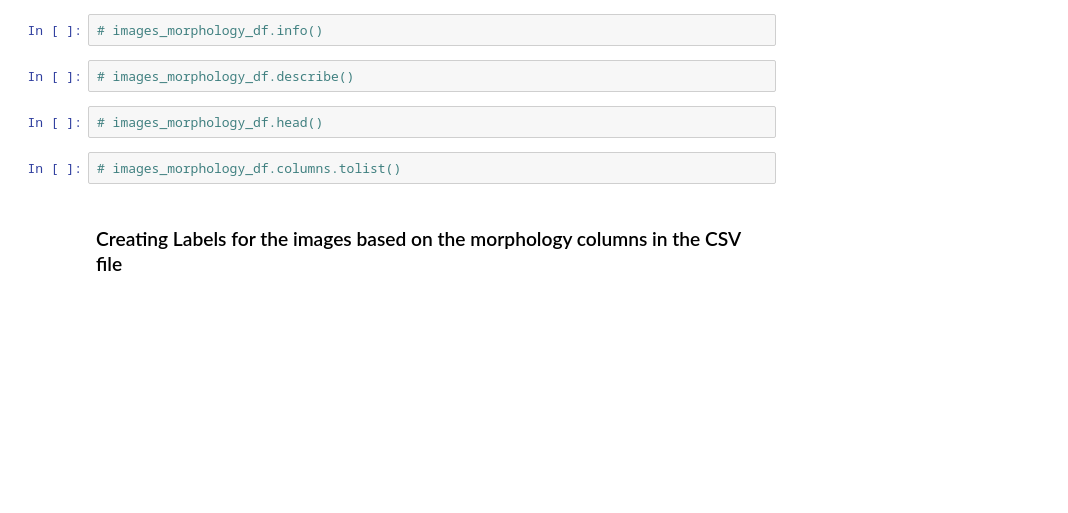
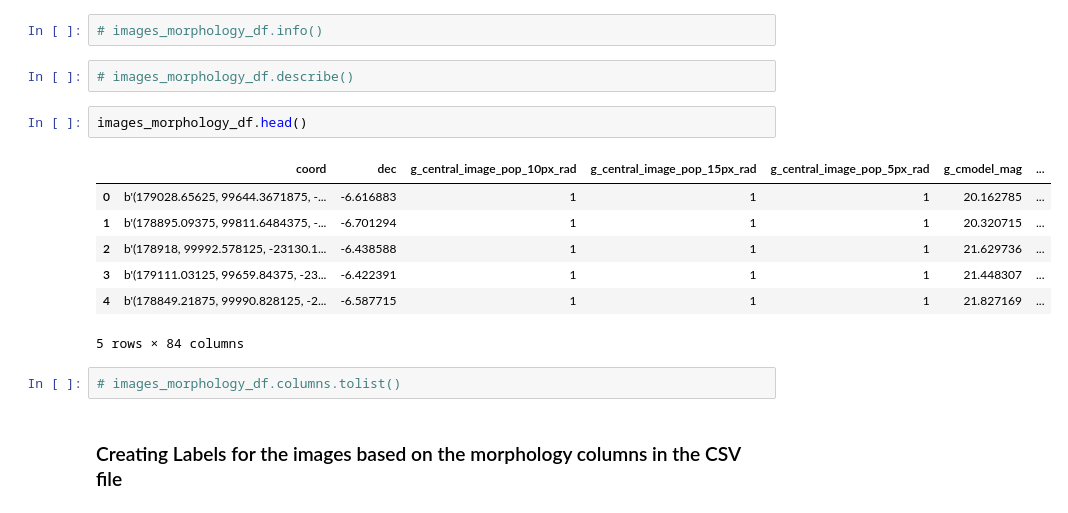
Before and after one commit to MADS-Milestone-2/Galaxy-Classifier, a Jupyter notebook: group-4-first-draft.ipynb, the cells around one changed output. Cells and saved outputs as stored; diff of their text form; blank space fills up the shorter version.

```diff
--- a/group-4-first-draft.ipynb
+++ b/group-4-first-draft.ipynb
@@ -326,7 +321,15 @@ CSV DataFrame shape: (204573, 84)
 # %%
 # images_morphology_df.describe()
 # %%
-# images_morphology_df.head()
+images_morphology_df.head()
+# %% [output]
+|  | coord | dec | g_central_image_pop_10px_rad | g_central_image_pop_15px_rad | g_central_image_pop_5px_rad | g_cmodel_mag | ... |
+| 0 | b'(179028.65625, 99644.3671875, -... | -6.616883 | 1 | 1 | 1 | 20.162785 | ... |
+| 1 | b'(178895.09375, 99811.6484375, -... | -6.701294 | 1 | 1 | 1 | 20.320715 | ... |
+| 2 | b'(178918, 99992.578125, -23130.1... | -6.438588 | 1 | 1 | 1 | 21.629736 | ... |
+| 3 | b'(179111.03125, 99659.84375, -23... | -6.422391 | 1 | 1 | 1 | 21.448307 | ... |
+| 4 | b'(178849.21875, 99990.828125, -2... | -6.587715 | 1 | 1 | 1 | 21.827169 | ... |
+5 rows × 84 columns
 # %%
 # images_morphology_df.columns.tolist()
 # %% [markdown]
```
Also changed, not shown: parts of 13 cells of this notebook.
